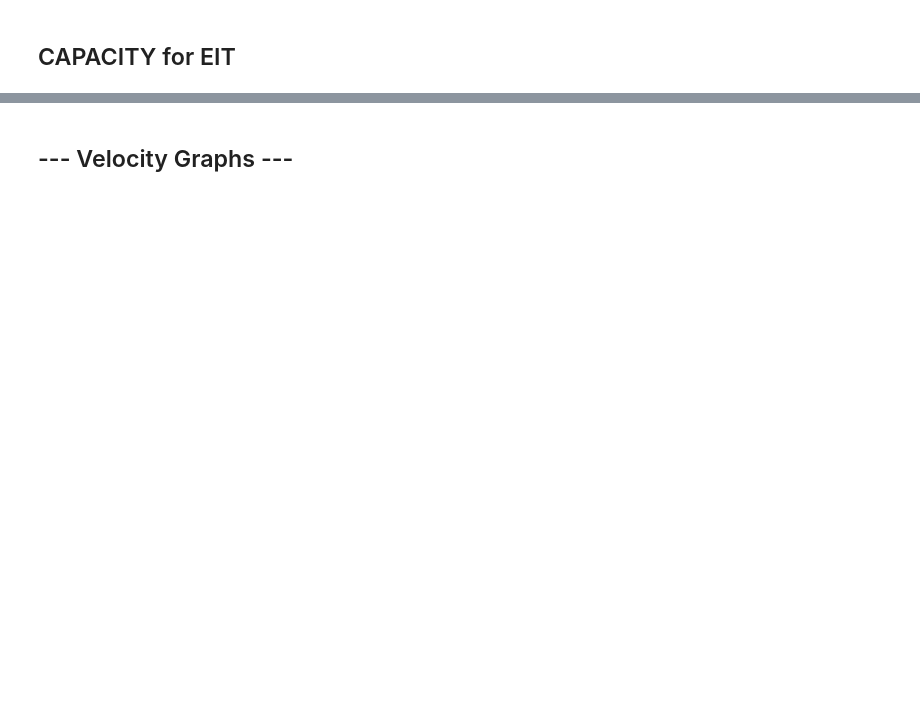
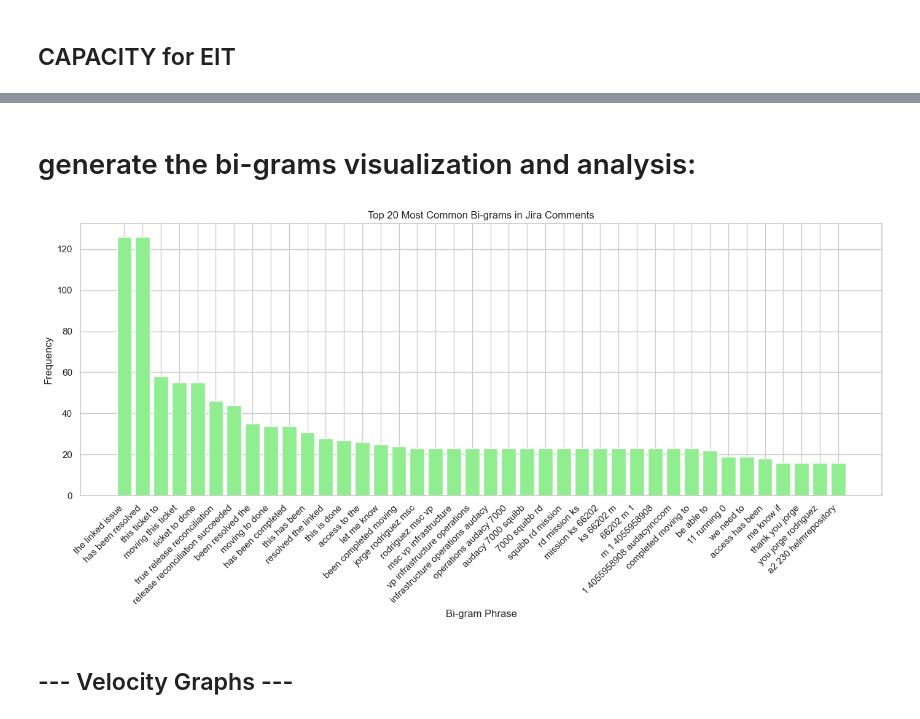
Before and after one commit to jorgeerodriguez/Jira, a Jupyter notebook: Jira.ipynb, the cells around one changed output, grey strips where cells are left out. Saved outputs shown, nothing was run; the diff lists cells and outputs as text; code cells hidden in the pictures; blank space fills up the shorter version.

```diff
--- a/Jira.ipynb
+++ b/Jira.ipynb
@@ -2029,3 +2077,64 @@ Issue DEVOPS-5780 - No comments found.
+# %% [markdown]
+# generate the bi-grams visualization and analysis:
+# %%
+import re
+from collections import Counter
+import matplotlib.pyplot as plt
+import pandas as pd
+
+NUMBER_OF_WORDS_TO_CONNECT = 3 # For bi-grams, set to 2; for tri-grams, set to 3, etc.
+# Function for basic text preprocessing
+def basic_preprocess_text(text):
+    # Convert to lowercase
+    text = text.lower()
+    # Remove URLs
+    text = re.sub(r'http\S+|www\S+|https\S+', '', text, flags=re.MULTILINE)
+    # Remove non-alphanumeric characters (keep spaces)
+    text = re.sub(r'[^a-zA-Z0-9\s]', '', text)
+    # Remove extra spaces
+    text = re.sub(r'\s+', ' ', text).strip()
+    return text
+
+# Function to generate N-grams (e.g., bi-grams if n=2)
+def generate_ngrams(text, n=NUMBER_OF_WORDS_TO_CONNECT):
+    # Split text into words
+    words = text.split()
+    # Generate n-grams
+    ngrams = []
+    for i in range(len(words) - n + 1):
+        ngrams.append(" ".join(words[i:i+n]))
+    return ngrams
+
+# Assuming 'df' is your DataFrame loaded from 'jira_done_issues_comments.csv'
+# If you are running this code independently, you'll need to load the CSV first:
+# df = pd.read_csv('jira_done_issues_comments.csv')
+
+# Apply basic preprocessing to the 'comment_body' column
+comments_df['processed_comment'] = comments_df['comment_body'].apply(basic_preprocess_text)
+
+# Combine all processed comments into a single string
+all_comments_text = " ".join(comments_df['processed_comment'])
+
+# Generate bi-grams from the combined text
+bi_grams = generate_ngrams(all_comments_text, n=NUMBER_OF_WORDS_TO_CONNECT)
+
+# Get the most common bi-grams
+most_common_bi_grams = Counter(bi_grams).most_common(40) # Top 20 bi-grams
+
+# Create a DataFrame for common bi-grams for easy plotting
+common_bi_grams_df = pd.DataFrame(most_common_bi_grams, columns=['bi_gram', 'count'])
+
+# Plotting the most common bi-grams
+plt.figure(figsize=(14, 7))
+plt.bar(common_bi_grams_df['bi_gram'], common_bi_grams_df['count'], color='lightgreen')
+plt.xlabel('Bi-gram Phrase')
+plt.ylabel('Frequency')
+plt.title('Top 20 Most Common Bi-grams in Jira Comments')
+plt.xticks(rotation=45, ha='right')
+plt.tight_layout()
+plt.show() # Use plt.show() to display the plot, or plt.savefig('top_20_bi_grams.png') to save it
+# %% [output]
+[figure, added]
 # %% [markdown]
 ## --- Velocity Graphs ---
 # %%
```
Also changed, not shown: parts of 41 cells of this notebook, 1 other file.
